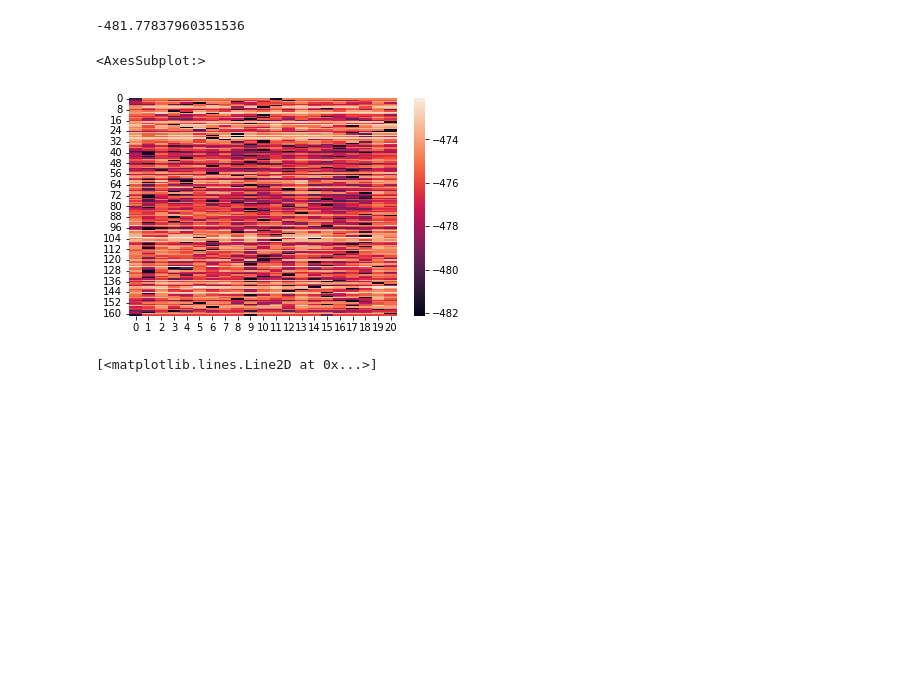
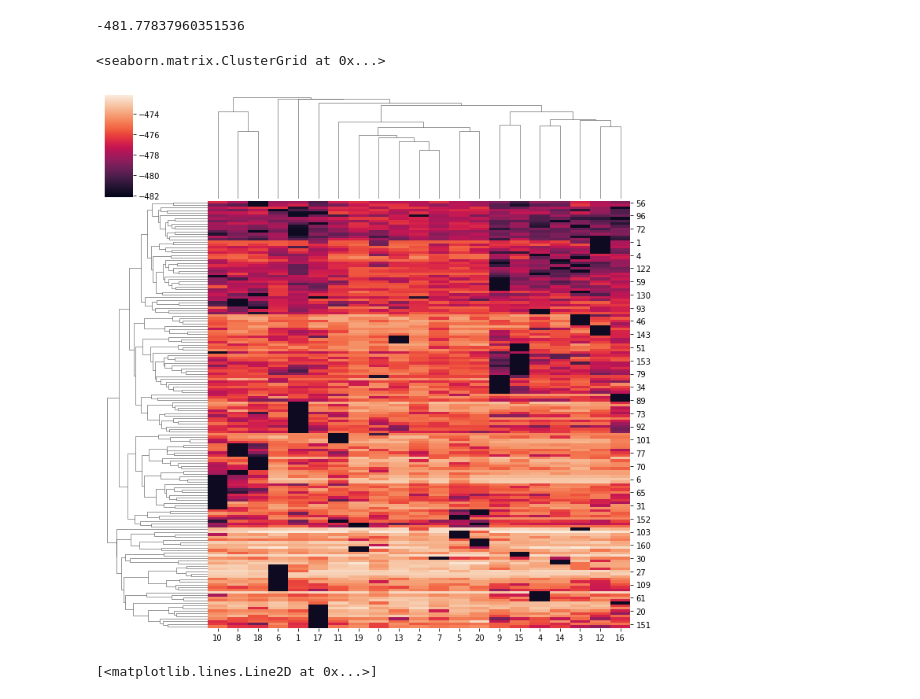
Before and after one commit to HanaJaafari/Frustratometer, a Jupyter notebook: jupyter/DCA_frustration_example.ipynb, the cells around one changed output. Drawn from its saved outputs; the diff is of its cells as text; code cells hidden in the pictures; blank space fills up the shorter version.

```diff
--- a/jupyter/DCA_frustration_example.ipynb
+++ b/jupyter/DCA_frustration_example.ipynb
@@ -5,6 +5,7 @@ import matplotlib.pyplot as plt
 # %%
 distance_matrix=dca_frustratometer.get_distance_matrix_from_pdb('../examples/data/1l63.pdb','A')
 seq=dca_frustratometer.get_protein_sequence_from_pdb('../examples/data/1l63.pdb','A')
+potts_model=dca_frustratometer.load_potts_model('../examples/data/PottsModel1l63A.mat')
 # %% [output]
 @> 1442 atoms and 1 coordinate set(s) were parsed in 0.01s.
 # %%
@@ -13,11 +14,11 @@ native_energy
 # %% [output]
 -481.77837960351536
 # %%
-decoy_energy=dca_frustratometer.compute_singleresidue_decoy_energy(seq,'../examples/data/PottsModel1l63A.mat',distance_matrix)
-sns.heatmap(decoy_energy)
+decoy_energy=dca_frustratometer.compute_singleresidue_decoy_energy(seq,potts_model,distance_matrix)
+sns.clustermap(decoy_energy)
 # %% [output]
-<AxesSubplot:>
+<seaborn.matrix.ClusterGrid at 0x...>
-[figure, old version]
+[figure, new version]
 # %%
 frustration=dca_frustratometer.compute_singleresidue_frustration(decoy_energy, native_energy)
 plt.plot(frustration)
```
Also changed, not shown: parts of 1 cell of this notebook, 2 other files.
